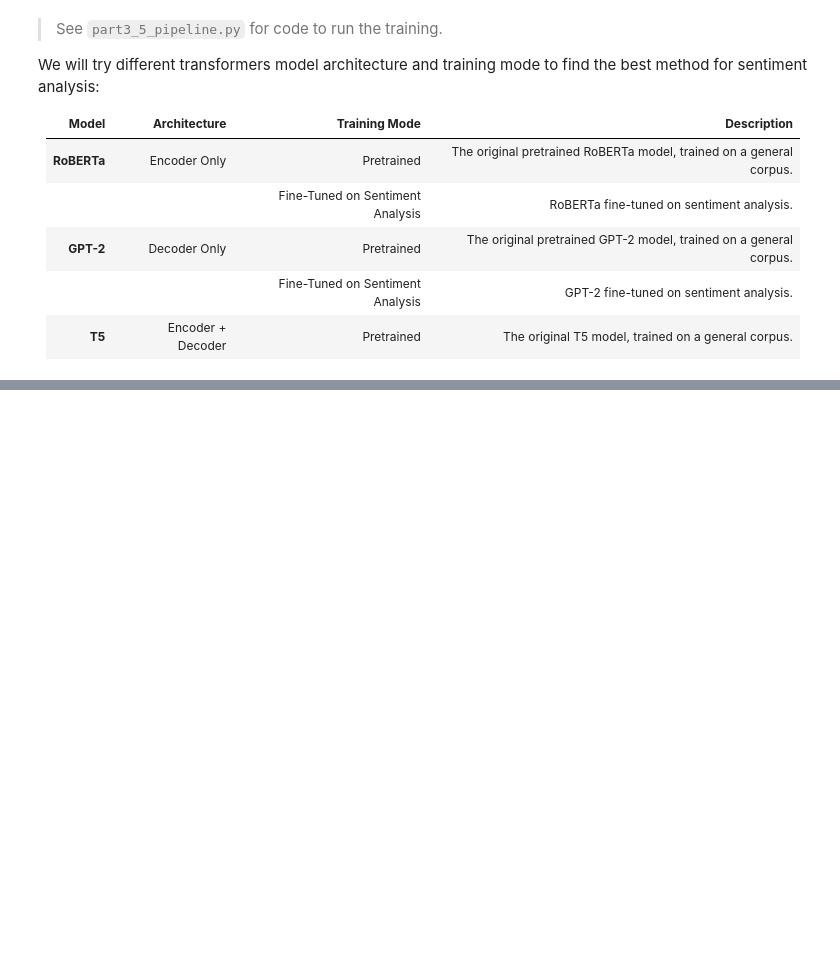
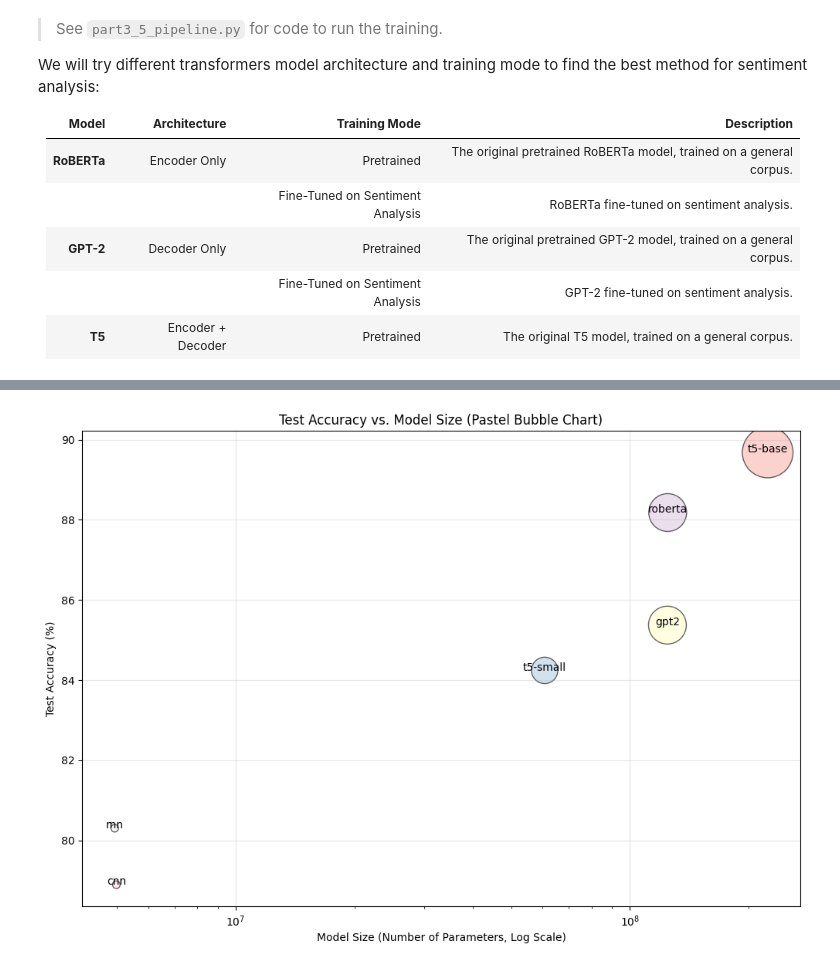
Before and after one commit to xJQx/sc4002-nlp-sentiment-classification, a Jupyter notebook: part3e.ipynb, the cells around one changed output, grey strips where cells are left out. Drawn from its saved outputs; the diff is of its cells as text; code cells hidden in the pictures; blank space fills up the shorter version.

```diff
--- a/part3e.ipynb
+++ b/part3e.ipynb
@@ -42,0 +48,68 @@ results_df
+# %%
+num_parameters = {
+    "t5-base": 223_495_682,
+    "t5-small": 60_770_306,
+    "roberta": 124_647_170,
+    "gpt2": 124_441_344,
+    "cnn": 4_980_802,  # based on our cnn implementation
+    "rnn": 4_934_090,  # based on our rnn implementation
+}
+
+test_acc = {
+    "t5-base": 89.68,
+    "t5-small": 84.24,
+    "roberta": 88.18,
+    "gpt2": 85.37,
+    "cnn": 78.89,  # based on our cnn implementation
+    "rnn": 80.30,  # based on our rnn implementation
+    "bilstm": 0,  # based on our bilstm implementation
+    "bigru": 0,  # based on our bigru implementation
+}
+# %%
+import matplotlib.pyplot as plt
+import numpy as np
+
+# Data for plotting
+model_names = ["t5-base", "t5-small", "roberta", "gpt2", "cnn", "rnn"]
+model_sizes = [num_parameters[model] for model in model_names]
+test_accuracies = [test_acc[model] for model in model_names]
+
+# Scale bubble sizes up for better visibility
+bubble_sizes = [size / 100_000 for size in model_sizes]  # Increase scaling factor
+
+# Use a pastel color map for better color differentiation
+colors = plt.cm.Pastel1(np.linspace(0, 1, len(model_names)))
+
+# Plot
+plt.figure(figsize=(12, 8))
+plt.scatter(
+    model_sizes,
+    test_accuracies,
+    s=bubble_sizes,
+    alpha=0.6,
+    c=colors,
+    edgecolors="k",
+    linewidth=1,
+)
+plt.xscale("log")
+plt.yscale("linear")
+
+# Labeling the axes
+plt.xlabel("Model Size (Number of Parameters, Log Scale)")
+plt.ylabel("Test Accuracy (%)")
+plt.title("Test Accuracy vs. Model Size (Pastel Bubble Chart)")
+
+# Annotate each point with model names
+for i, model in enumerate(model_names):
+    plt.annotate(
+        model,
+        (model_sizes[i], test_accuracies[i]),
+        textcoords="offset points",
+        xytext=(0, 0),
+        ha="center",
+    )
+
+plt.grid(True, alpha=0.3)
+plt.show()
+# %% [output]
+[figure, added]
```
Also changed, not shown: parts of 2 cells of this notebook.
